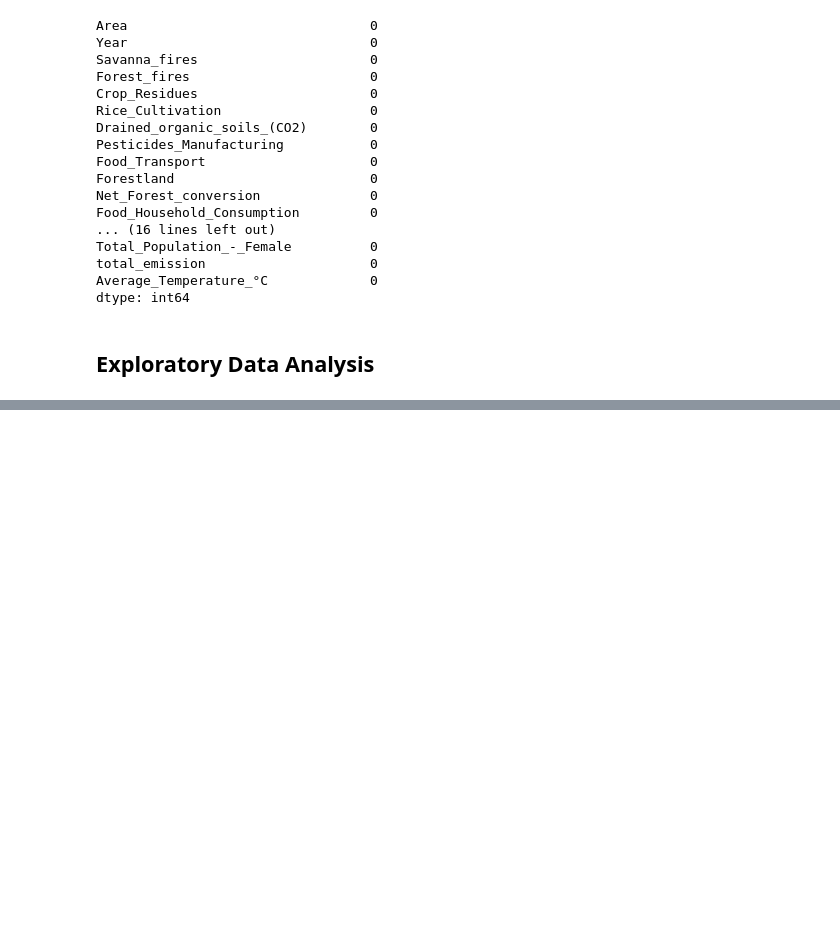
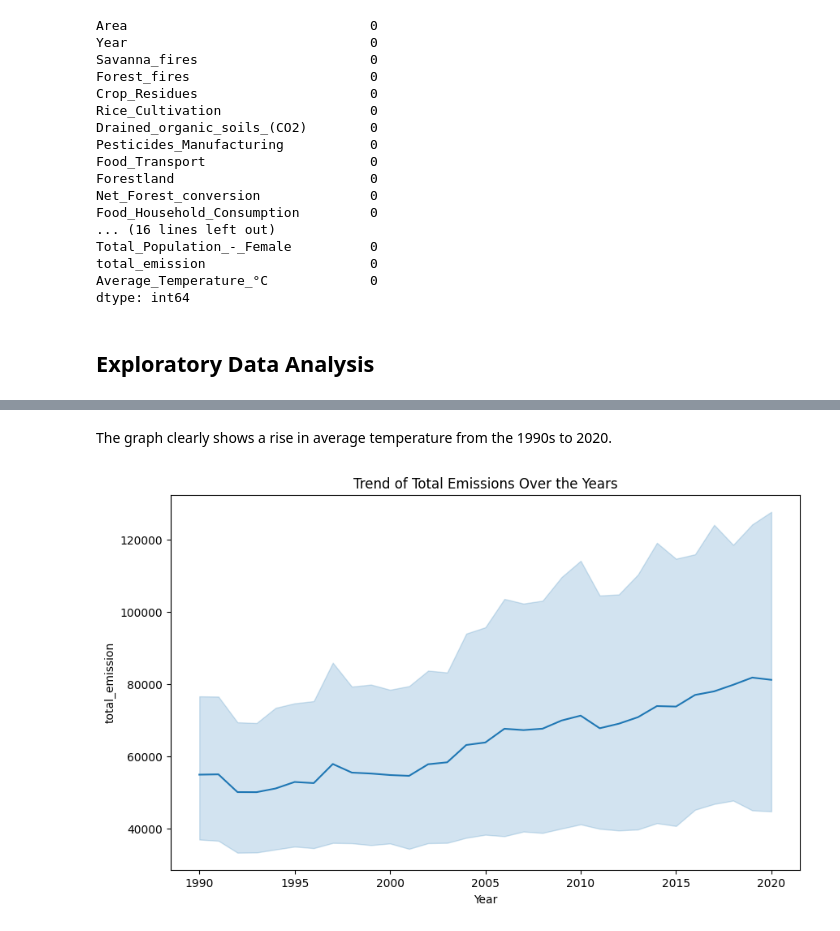
Before and after one commit to justin9503/RegressionSprint_2401FTDSTeam_EG1, a Jupyter notebook: RegressionSprint_2401FTDSTeam_EG1.ipynb, the cells around one changed output, grey strips where cells are left out. Cells and saved outputs as stored; diff of their text form; code cells hidden in the pictures; blank space fills up the shorter version.

```diff
--- a/RegressionSprint_2401FTDSTeam_EG1.ipynb
+++ b/RegressionSprint_2401FTDSTeam_EG1.ipynb
@@ -166,0 +284,6 @@ This graph shows that total emissions increase as the years progress, it suggest
+# %% [markdown]
+The graph clearly shows a rise in average temperature from the 1990s to 2020.
+# %%
+line_graph(df, "Year", "total_emission", "Trend of Total Emissions Over the Years")
+# %% [output]
+[figure, added]
```
Also changed, not shown: parts of 23 cells of this notebook.
